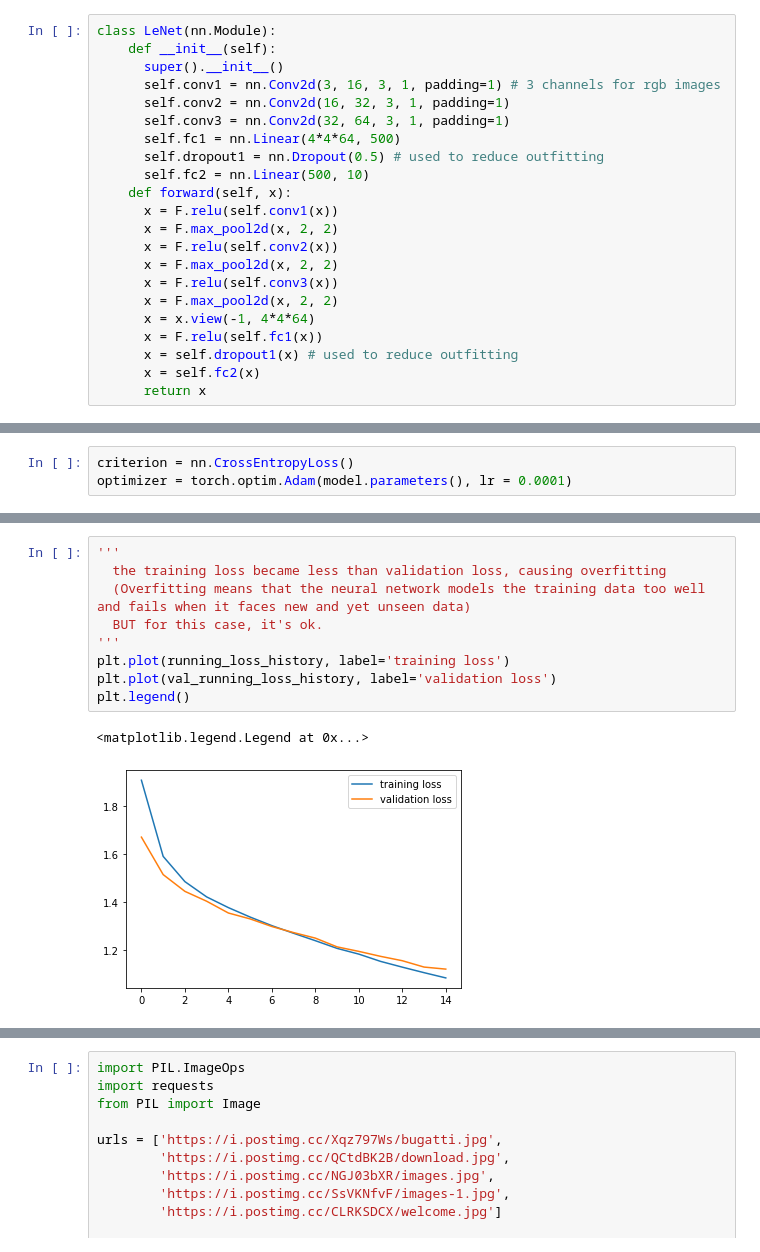
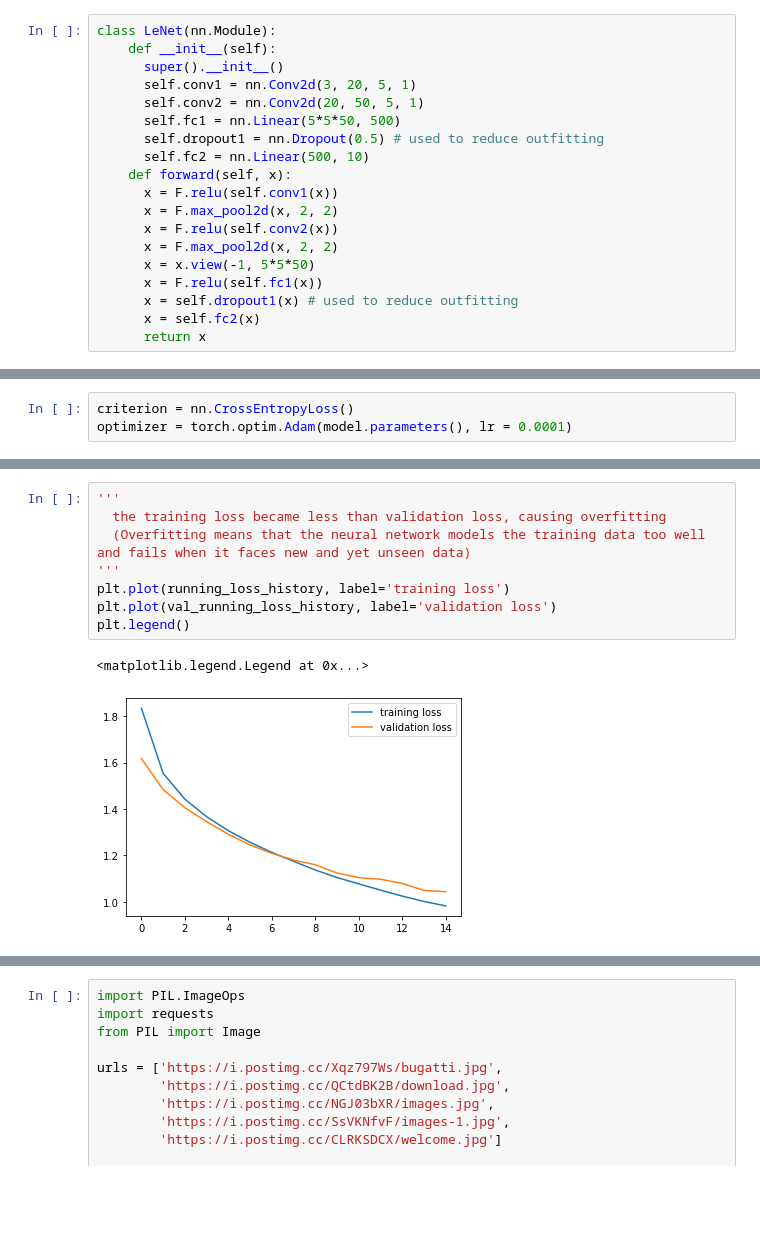
Before and after one commit to annemacena/pytorch-crash-course, a Jupyter notebook: CIFAR10/Convolutional_Neural_Networks_(CIFAR10).ipynb, the cells around one changed output, grey strips where cells are left out. Cells and saved outputs as stored; diff of their text form; blank space fills up the shorter version.

```diff
--- a/CIFAR10/Convolutional_Neural_Networks_(CIFAR10).ipynb
+++ b/CIFAR10/Convolutional_Neural_Networks_(CIFAR10).ipynb
@@ -73,10 +73,9 @@ for idx in np.arange(20):
 class LeNet(nn.Module):
     def __init__(self):
       super().__init__()
-      self.conv1 = nn.Conv2d(3, 16, 3, 1, padding=1) # 3 channels for rgb images
-      self.conv2 = nn.Conv2d(16, 32, 3, 1, padding=1)
-      self.conv3 = nn.Conv2d(32, 64, 3, 1, padding=1)
-      self.fc1 = nn.Linear(4*4*64, 500)
+      self.conv1 = nn.Conv2d(3, 20, 5, 1)
+      self.conv2 = nn.Conv2d(20, 50, 5, 1)
+      self.fc1 = nn.Linear(5*5*50, 500)
       self.dropout1 = nn.Dropout(0.5) # used to reduce outfitting
       self.fc2 = nn.Linear(500, 10)
     def forward(self, x):
@@ -84,9 +83,7 @@ class LeNet(nn.Module):
       x = F.max_pool2d(x, 2, 2)
       x = F.relu(self.conv2(x))
       x = F.max_pool2d(x, 2, 2)
-      x = F.relu(self.conv3(x))
-      x = F.max_pool2d(x, 2, 2)
-      x = x.view(-1, 4*4*64)
+      x = x.view(-1, 5*5*50)
       x = F.relu(self.fc1(x))
       x = self.dropout1(x) # used to reduce outfitting
       x = self.fc2(x)
@@ -179,15 +175,14 @@ validation loss: 1.1204, validation acc 59.4900
 # %%
 '''
   the training loss became less than validation loss, causing overfitting
   (Overfitting means that the neural network models the training data too well and fails when it faces new and yet unseen data)
-  BUT for this case, it's ok.
 '''
 plt.plot(running_loss_history, label='training loss')
 plt.plot(val_running_loss_history, label='validation loss')
 plt.legend()
 # %% [output]
 <matplotlib.legend.Legend at 0x...>
-[figure, old version]
+[figure, new version]
 # %%
 plt.plot(running_corrects_history, label='training accuracy')
 plt.plot(val_running_corrects_history, label='validation accuracy')
```
Also changed, not shown: parts of 5 cells of this notebook, 1 other file.
